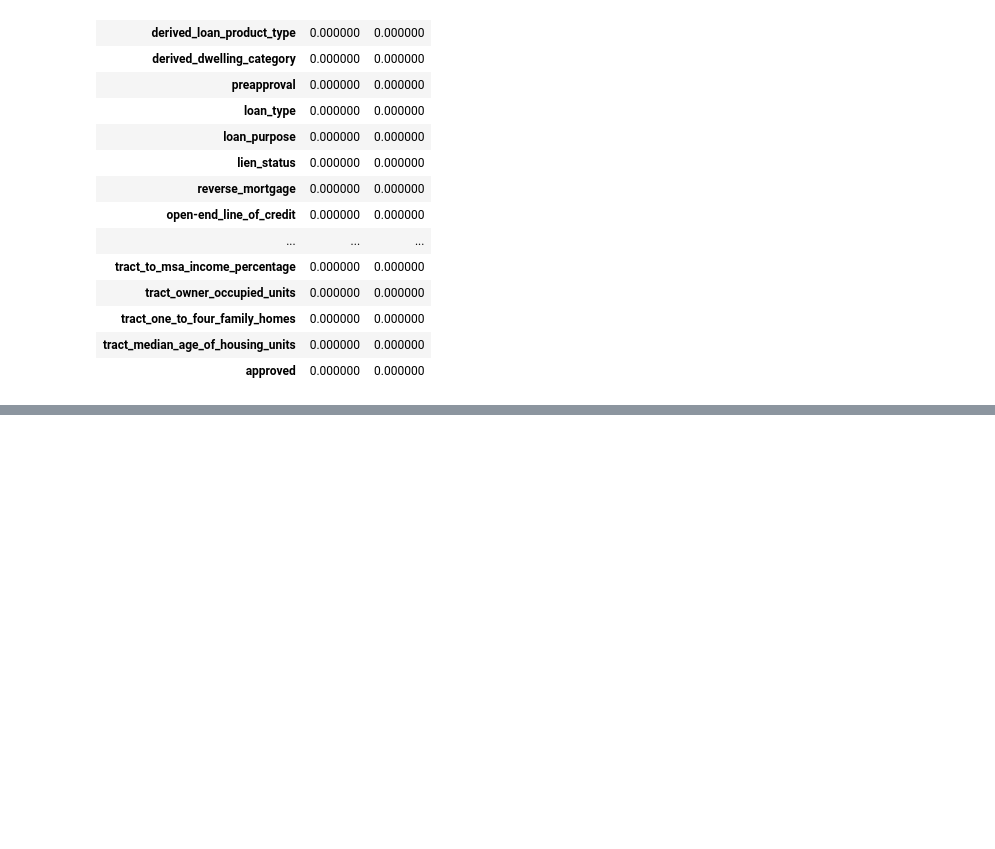
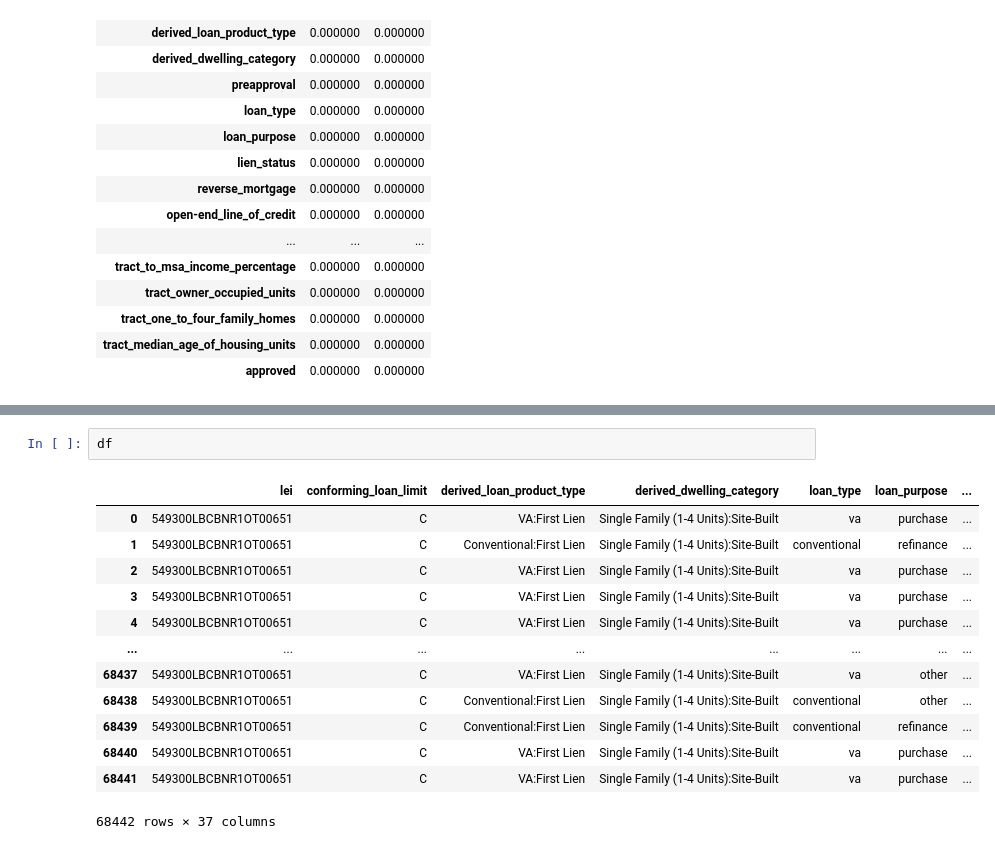
Before and after one commit to Humanberto/san-diego-mortgage-approval, a Jupyter notebook: notebook.ipynb, the cells around one changed output, grey strips where cells are left out. Cells and saved outputs as stored; diff of their text form; blank space fills up the shorter version.

```diff
--- a/notebook.ipynb
+++ b/notebook.ipynb
@@ -164,0 +459,16 @@ df.isnull().groupby(df.approved).mean().T
+# %%
+df
+# %% [output]
+|  | lei | conforming_loan_limit | derived_loan_product_type | derived_dwelling_category | loan_type | loan_purpose | ... |
+| 0 | 549300LBCBNR1OT00651 | C | VA:First Lien | Single Family (1-4 Units):Site-Built | va | purchase | ... |
+| 1 | 549300LBCBNR1OT00651 | C | Conventional:First Lien | Single Family (1-4 Units):Site-Built | conventional | refinance | ... |
+| 2 | 549300LBCBNR1OT00651 | C | VA:First Lien | Single Family (1-4 Units):Site-Built | va | purchase | ... |
+| 3 | 549300LBCBNR1OT00651 | C | VA:First Lien | Single Family (1-4 Units):Site-Built | va | purchase | ... |
+| 4 | 549300LBCBNR1OT00651 | C | VA:First Lien | Single Family (1-4 Units):Site-Built | va | purchase | ... |
+| ... | ... | ... | ... | ... | ... | ... | ... |
+| 68437 | 549300LBCBNR1OT00651 | C | VA:First Lien | Single Family (1-4 Units):Site-Built | va | other | ... |
+| 68438 | 549300LBCBNR1OT00651 | C | Conventional:First Lien | Single Family (1-4 Units):Site-Built | conventional | other | ... |
+| 68439 | 549300LBCBNR1OT00651 | C | Conventional:First Lien | Single Family (1-4 Units):Site-Built | conventional | refinance | ... |
+| 68440 | 549300LBCBNR1OT00651 | C | VA:First Lien | Single Family (1-4 Units):Site-Built | va | purchase | ... |
+| 68441 | 549300LBCBNR1OT00651 | C | VA:First Lien | Single Family (1-4 Units):Site-Built | va | purchase | ... |
+68442 rows × 37 columns
```
Also changed, not shown: parts of 41 cells of this notebook.
